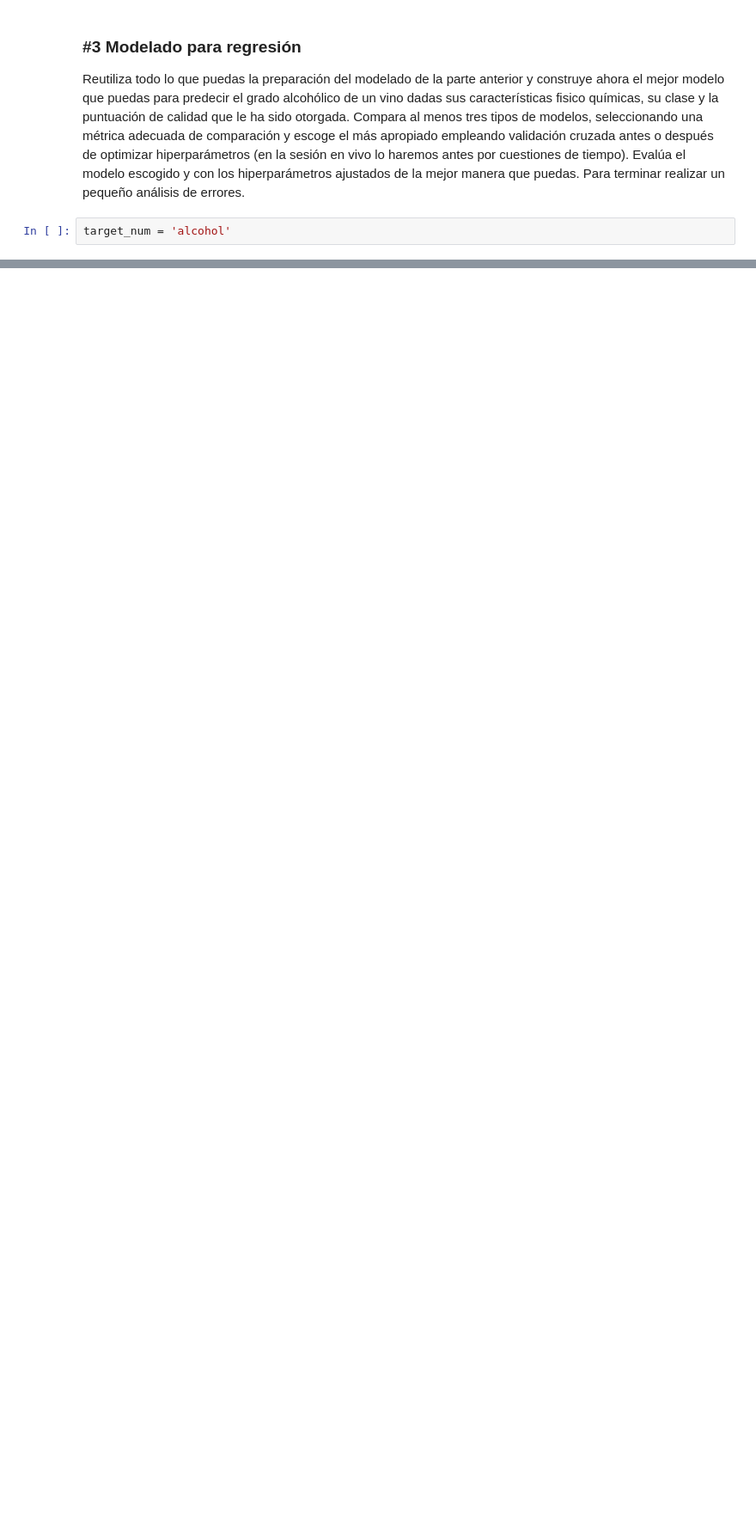
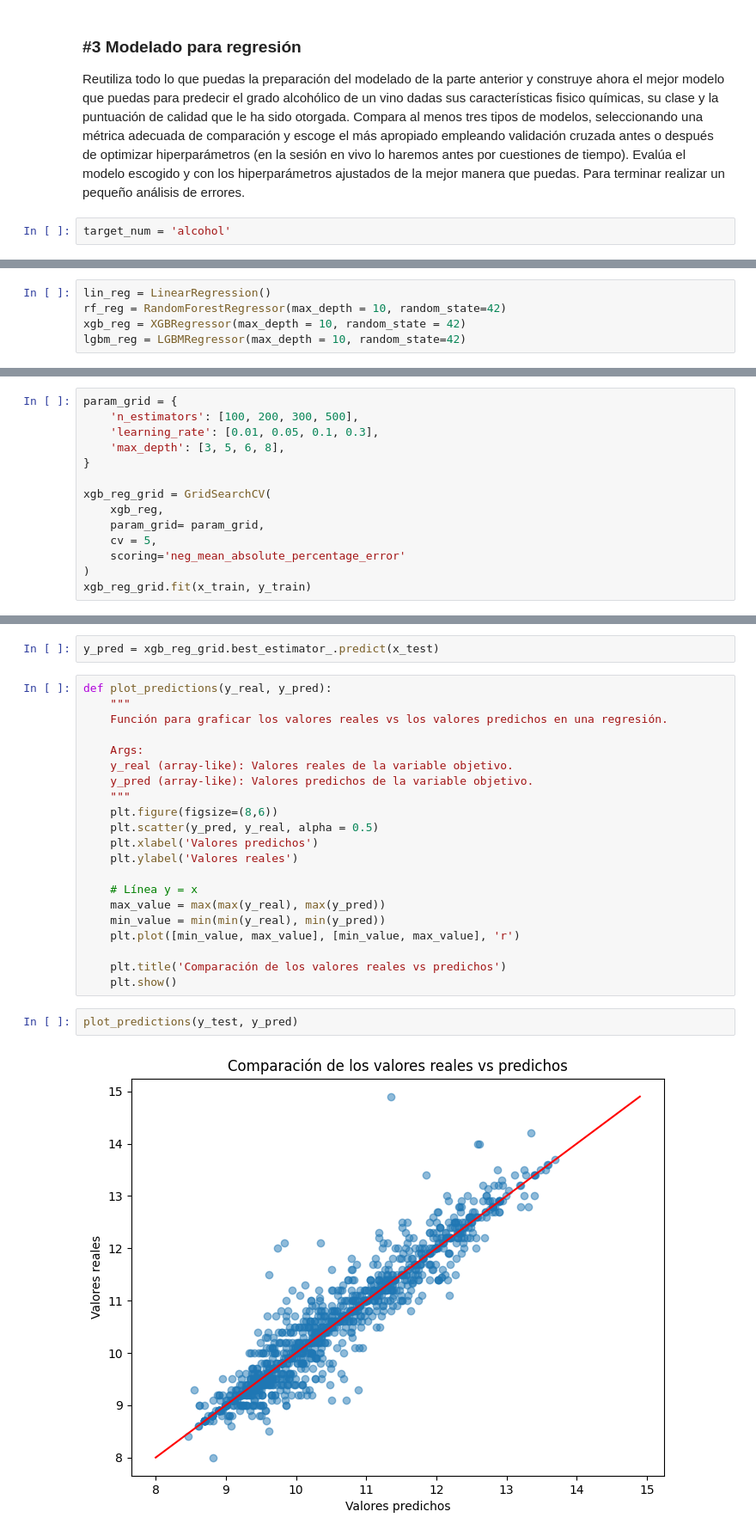
Before and after one commit to jacobo010/ONLINE_DS_THEBRIDGE_jacobo, a Jupyter notebook: Programacion_basica/Sprint12/Unidad_02/Practica_obligatoria/18_Practica_Obligatoria_Repaso_Aprendizaje_Supervisado.ipynb, the cells around one changed output, grey strips where cells are left out. Shown at 86% size. Cells and saved outputs as stored; diff of their text form; blank space fills up the shorter version.

```diff
--- a/Programacion_basica/Sprint12/Unidad_02/Practica_obligatoria/18_Practica_Obligatoria_Repaso_Aprendizaje_Supervisado.ipynb
+++ b/Programacion_basica/Sprint12/Unidad_02/Practica_obligatoria/18_Practica_Obligatoria_Repaso_Aprendizaje_Supervisado.ipynb
@@ -424,0 +503,5 @@ target_num = 'alcohol'
+# %%
+lin_reg = LinearRegression()
+rf_reg = RandomForestRegressor(max_depth = 10, random_state=42)
+xgb_reg = XGBRegressor(max_depth = 10, random_state = 42)
+lgbm_reg = LGBMRegressor(max_depth = 10, random_state=42)
@@ -424,0 +577,14 @@ target_num = 'alcohol'
+# %%
+param_grid = {
+    'n_estimators': [100, 200, 300, 500],
+    'learning_rate': [0.01, 0.05, 0.1, 0.3],
+    'max_depth': [3, 5, 6, 8],
+}
+
+xgb_reg_grid = GridSearchCV(
+    xgb_reg,
+    param_grid= param_grid,
+    cv = 5,
+    scoring='neg_mean_absolute_percentage_error'
+)
+xgb_reg_grid.fit(x_train, y_train)
@@ -424,0 +615,27 @@ target_num = 'alcohol'
+# %%
+y_pred = xgb_reg_grid.best_estimator_.predict(x_test)
+# %%
+def plot_predictions(y_real, y_pred):
+    """
+    Función para graficar los valores reales vs los valores predichos en una regresión.
+
+    Args:
+    y_real (array-like): Valores reales de la variable objetivo.
+    y_pred (array-like): Valores predichos de la variable objetivo.
+    """
+    plt.figure(figsize=(8,6))
+    plt.scatter(y_pred, y_real, alpha = 0.5)
+    plt.xlabel('Valores predichos')
+    plt.ylabel('Valores reales')
+
+    # Línea y = x
+    max_value = max(max(y_real), max(y_pred))
+    min_value = min(min(y_real), min(y_pred))
+    plt.plot([min_value, max_value], [min_value, max_value], 'r')
+
+    plt.title('Comparación de los valores reales vs predichos')
+    plt.show()
+# %%
+plot_predictions(y_test, y_pred)
+# %% [output]
+[figure, added]
```
Also changed, not shown: parts of 30 cells of this notebook.
